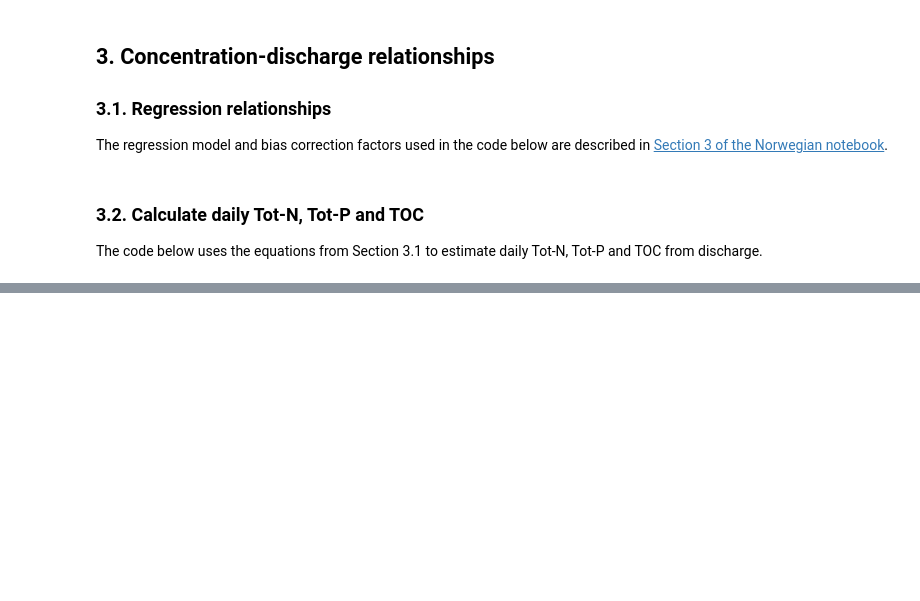
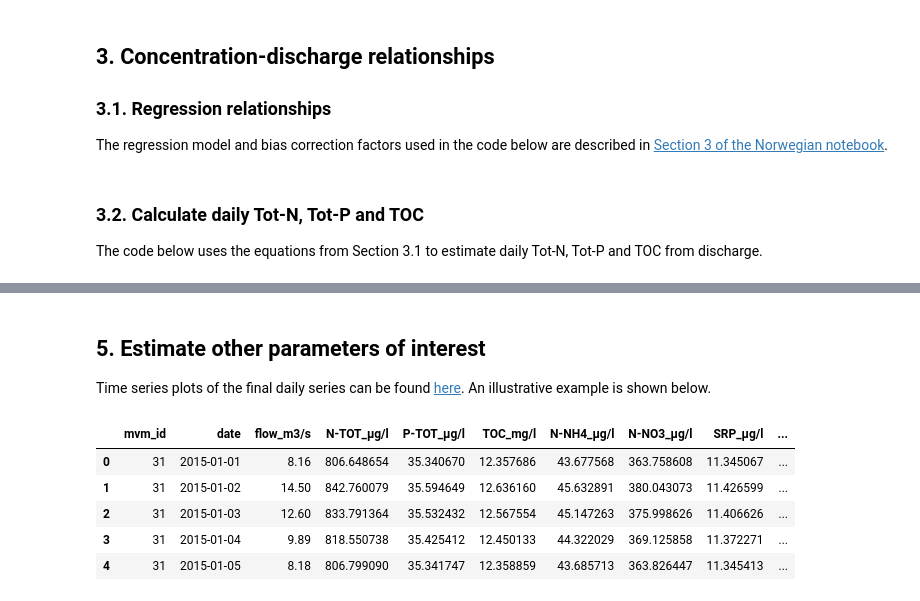
Before and after one commit to JamesSample/martini, a Jupyter notebook: notebooks/process_sweden_chem.ipynb, the cells around one changed output, grey strips where cells are left out. Cells and saved outputs as stored; diff of their text form; code cells hidden in the pictures; blank space fills up the shorter version.

```diff
--- a/notebooks/process_sweden_chem.ipynb
+++ b/notebooks/process_sweden_chem.ipynb
@@ -130,0 +297,72 @@ for mvm_id in wc_df['mvm_id'].unique():
+# %%
+# Loop over sites
+for mvm_id in data_dict.keys():
+    # Get data
+    df = data_dict[mvm_id]
+
+    # Calc params
+    if 'N-TOT_µg/l' in df.columns:
+        df['N-NH4_µg/l'] = nh4_reg.params[0]*df['N-TOT_µg/l']
+        df['N-NO3_µg/l'] = no3_reg.params[0]*df['N-TOT_µg/l']
+
+    if 'P-TOT_µg/l' in df.columns:
+        df['SRP_µg/l'] = srp_reg.params[0]*df['P-TOT_µg/l']
+
+    if 'TOC_mg/l' in df.columns:
+        # Use result from Norway
+        df['DOC_mg/l'] = 0.97*df['TOC_mg/l']
+
+    # Update results
+    data_dict[mvm_id] = df
+# %% [markdown]
+## 5. Estimate other parameters of interest
+
+Time series plots of the final daily series can be found [here](https://github.com/JamesSample/martini/tree/master/plots/daily_series). An illustrative example is shown below.
+# %%
+# Loop over sites
+df_list = []
+for mvm_id in data_dict.keys():
+    # Get data
+    df = data_dict[mvm_id]
+
+    # Calc. TON
+    df['N-TON_µg/l'] = df['N-TOT_µg/l'] - df['N-NH4_µg/l'] - df['N-NO3_µg/l']
+
+    # Plot
+    df.plot(subplots=True,
+            layout=(3,3),
+            figsize=(15,10),
+            legend=False,
+            title=list(df.columns))
+
+    plt.tight_layout()
+
+    # Save png
+    png_path = r'../plots/daily_series/mvm_id_%05d.png' % mvm_id
+    plt.savefig(png_path, dpi=300)
+    plt.close()
+
+    # Tidy
+    cols = list(df.columns)
+    df.reset_index(inplace=True)
+    df['mvm_id'] = mvm_id
+    df = df[['mvm_id', 'date'] + cols]
+
+    # Add to output
+    df_list.append(df)
+
+# Combine
+df = pd.concat(df_list, axis=0, sort=False)
+
+# Write output
+csv_path = r'../tidied_data_series/swe_daily_water_chem.csv'
+df.to_csv(csv_path, index=False, encoding='utf-8')
+
+df.head()
+# %% [output]
+|  | mvm_id | date | flow_m3/s | N-TOT_µg/l | P-TOT_µg/l | TOC_mg/l | N-NH4_µg/l | N-NO3_µg/l | SRP_µg/l | ... |
+| 0 | 31 | 2015-01-01 | 8.16 | 806.648654 | 35.340670 | 12.357686 | 43.677568 | 363.758608 | 11.345067 | ... |
+| 1 | 31 | 2015-01-02 | 14.50 | 842.760079 | 35.594649 | 12.636160 | 45.632891 | 380.043073 | 11.426599 | ... |
+| 2 | 31 | 2015-01-03 | 12.60 | 833.791364 | 35.532432 | 12.567554 | 45.147263 | 375.998626 | 11.406626 | ... |
+| 3 | 31 | 2015-01-04 | 9.89 | 818.550738 | 35.425412 | 12.450133 | 44.322029 | 369.125858 | 11.372271 | ... |
+| 4 | 31 | 2015-01-05 | 8.18 | 806.799090 | 35.341747 | 12.358859 | 43.685713 | 363.826447 | 11.345413 | ... |
```
Also changed, not shown: parts of 18 cells of this notebook, 51 other files.
